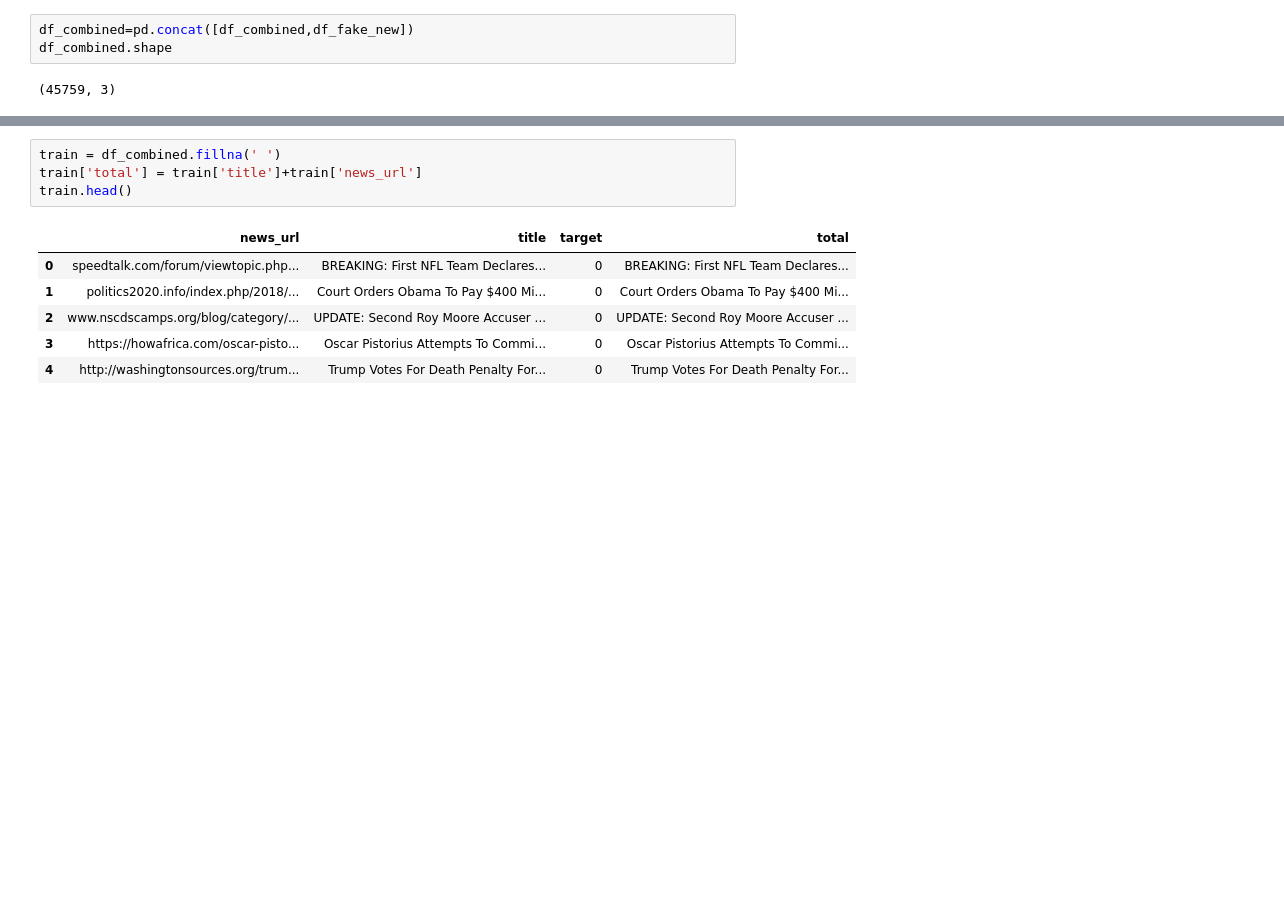
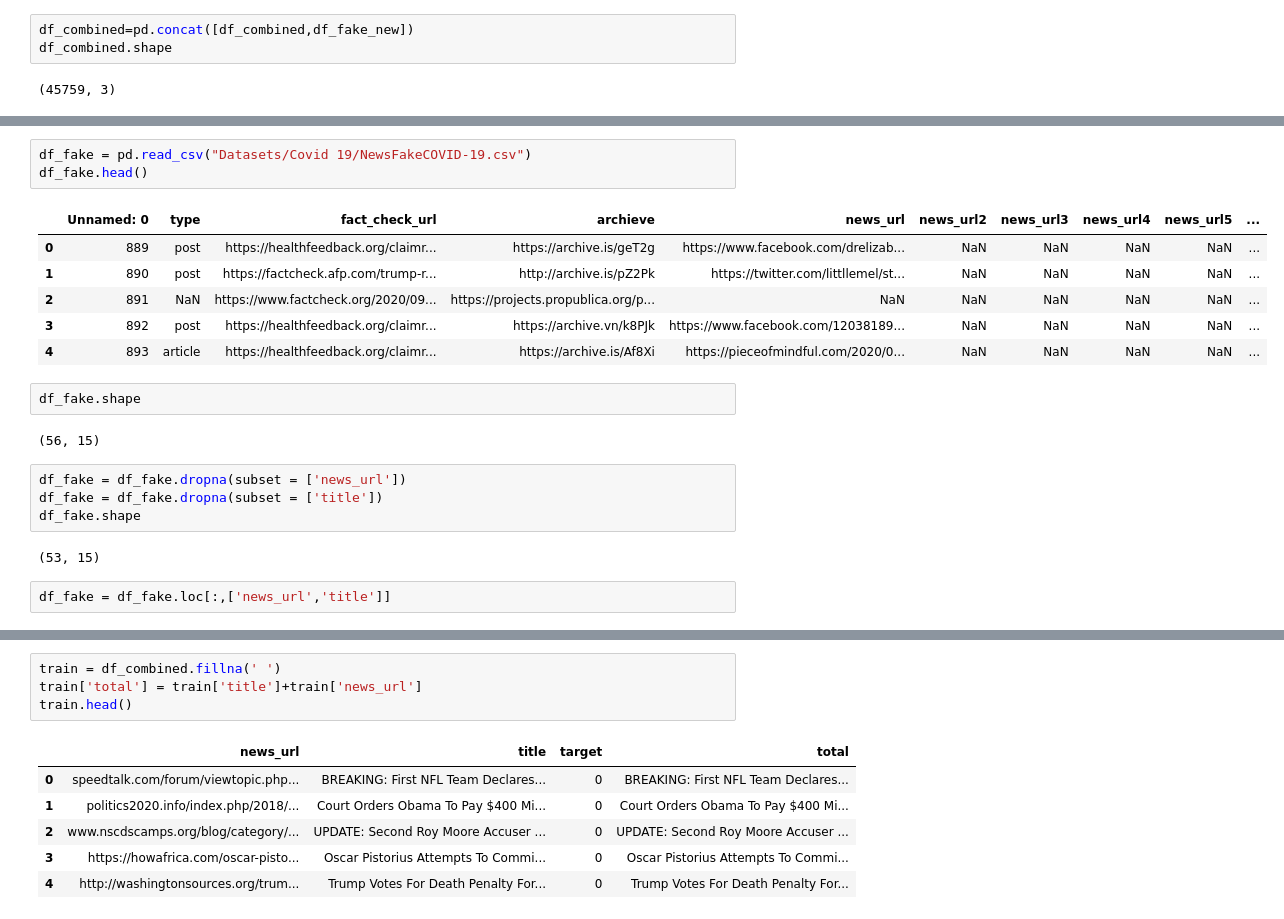
Before and after one commit to anuva312/FactOrFake, a Jupyter notebook: FactOrFake.ipynb, the cells around one changed output, grey strips where cells are left out. Saved outputs shown, nothing was run; the diff lists cells and outputs as text; blank space fills up the shorter version.

Commit message:
Added Covid-19 dataset

```diff
--- a/FactOrFake.ipynb
+++ b/FactOrFake.ipynb
@@ -183,0 +193,22 @@ df_combined.shape
+# %%
+df_fake = pd.read_csv("Datasets/Covid 19/NewsFakeCOVID-19.csv")
+df_fake.head()
+# %% [output]
+|  | Unnamed: 0 | type | fact_check_url | archieve | news_url | news_url2 | news_url3 | news_url4 | news_url5 | ... |
+| 0 | 889 | post | https://healthfeedback.org/claimr... | https://archive.is/geT2g | https://www.facebook.com/drelizab... | NaN | NaN | NaN | NaN | ... |
+| 1 | 890 | post | https://factcheck.afp.com/trump-r... | http://archive.is/pZ2Pk | https://twitter.com/littllemel/st... | NaN | NaN | NaN | NaN | ... |
+| 2 | 891 | NaN | https://www.factcheck.org/2020/09... | https://projects.propublica.org/p... | NaN | NaN | NaN | NaN | NaN | ... |
+| 3 | 892 | post | https://healthfeedback.org/claimr... | https://archive.vn/k8PJk | https://www.facebook.com/12038189... | NaN | NaN | NaN | NaN | ... |
+| 4 | 893 | article | https://healthfeedback.org/claimr... | https://archive.is/Af8Xi | https://pieceofmindful.com/2020/0... | NaN | NaN | NaN | NaN | ... |
+# %%
+df_fake.shape
+# %% [output]
+(56, 15)
+# %%
+df_fake = df_fake.dropna(subset = ['news_url'])
+df_fake = df_fake.dropna(subset = ['title'])
+df_fake.shape
+# %% [output]
+(53, 15)
+# %%
+df_fake = df_fake.loc[:,['news_url','title']]
```
Also changed, not shown: parts of 41 cells of this notebook.
